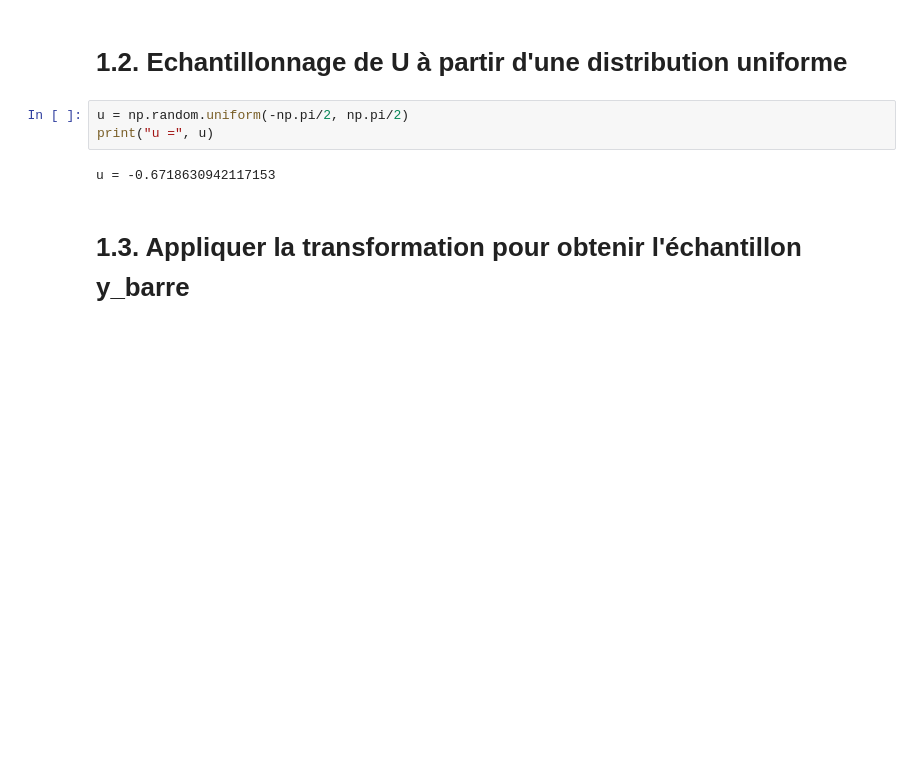
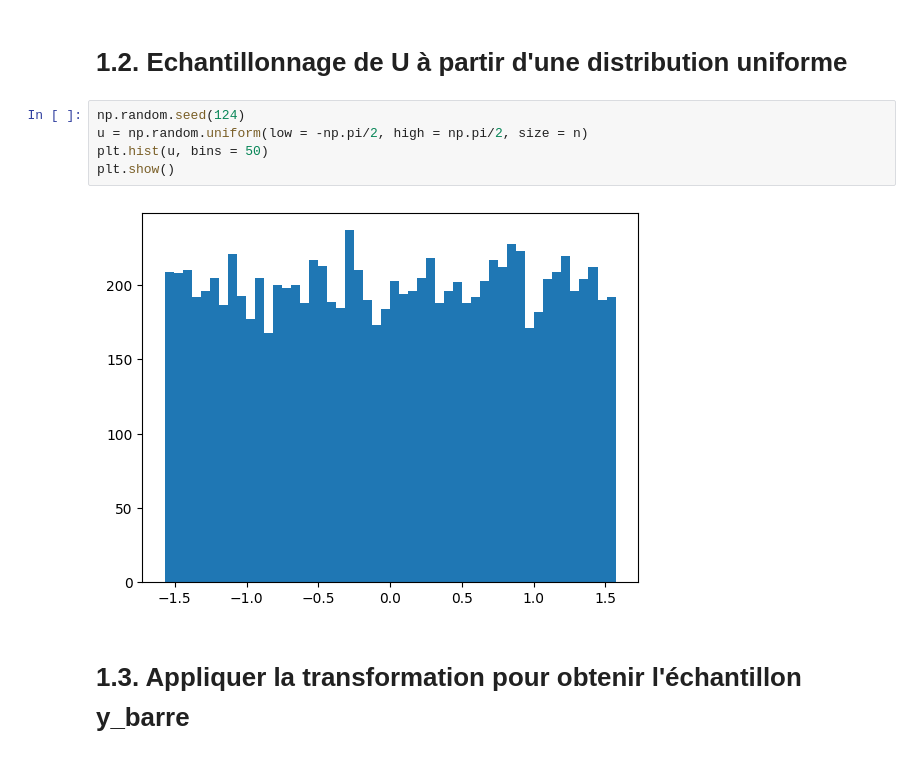
Before and after one commit to ClemenceCVR/Projet-Monte-Carlo, a Jupyter notebook: Projet Monte Carlo.ipynb, the cells around one changed output. Saved outputs shown, nothing was run; the diff lists cells and outputs as text; blank space fills up the shorter version.

```diff
--- a/Projet Monte Carlo.ipynb
+++ b/Projet Monte Carlo.ipynb
@@ -24,10 +26,12 @@ w = 1.1922721434811057
 # %% [markdown]
 # 1.2. Echantillonnage de U à partir d'une distribution uniforme
 # %%
-u = np.random.uniform(-np.pi/2, np.pi/2)
-print("u =", u)
+np.random.seed(124)
+u = np.random.uniform(low = -np.pi/2, high = np.pi/2, size = n)
+plt.hist(u, bins = 50)
+plt.show()
 # %% [output]
-u = -0.6718630942117153
+[figure, added]
 # %% [markdown]
 # 1.3. Appliquer la transformation pour obtenir l'échantillon y_barre
 # %%
```
Also changed, not shown: parts of 18 cells of this notebook.
